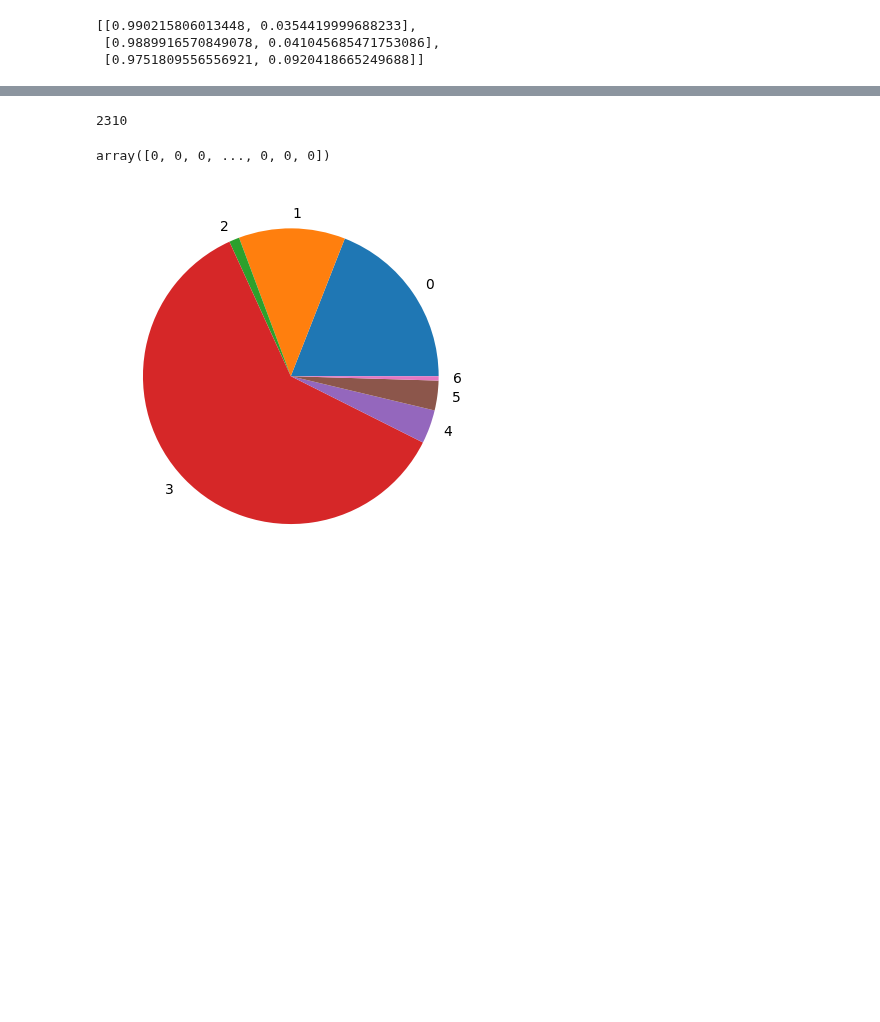
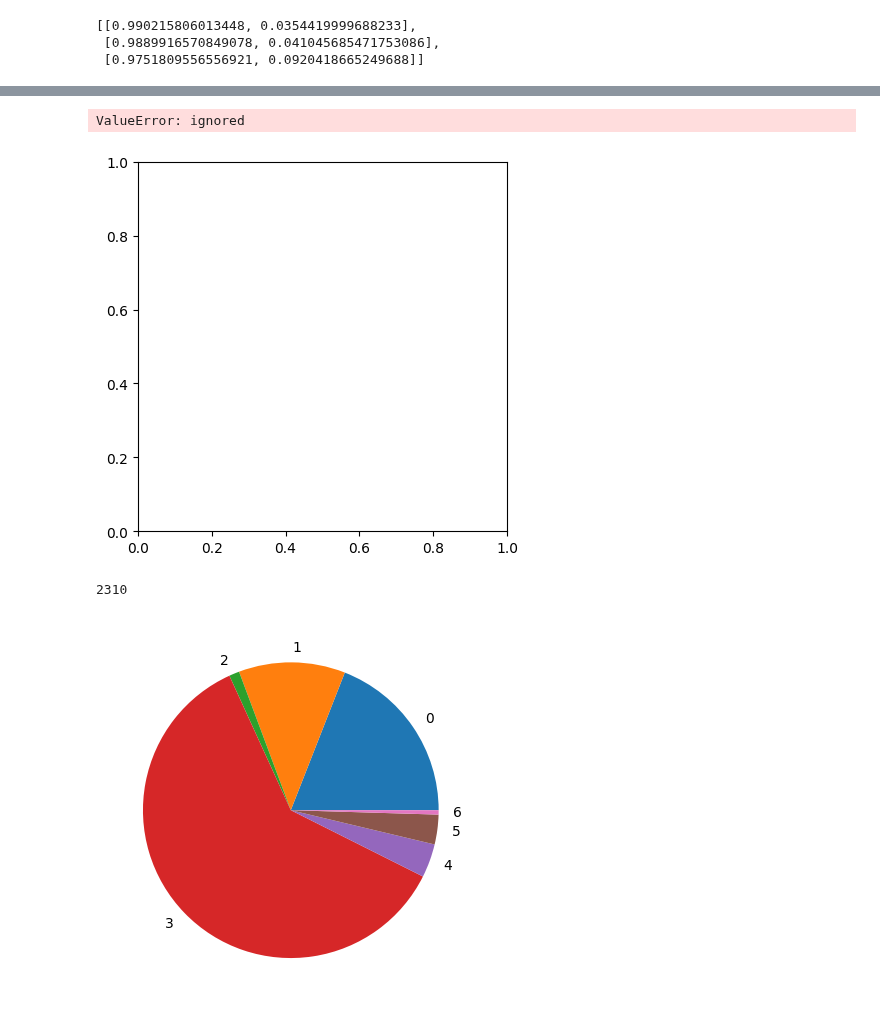
Before and after one commit to allansdefreitas/unsupervised-learning, a Jupyter notebook: questao_1.ipynb, the cells around one changed output, grey strips where cells are left out. Drawn from its saved outputs; the diff is of its cells as text; code cells hidden in the pictures; blank space fills up the shorter version.

```diff
--- a/questao_1.ipynb
+++ b/questao_1.ipynb
@@ -562,11 +677,12 @@ array([ 440,  269,   26, 1404,   85,   75,   11])
+# %%
+pie_plot_crisp_partition(crisp_partitions[0], labels=labels_clusters_names)
+# %% [output]
+ValueError: ignored
+[figure, added]
 # %%
 np.sum(c)
 # %% [output]
 2310
-# %%
-np.zeros((2000), int)
-# %% [output]
-array([0, 0, 0, ..., 0, 0, 0])
 # %%
 import matplotlib.pyplot as plt
 labels = '0', '1', '2', '3', '4', '5', '6'
```
Also changed, not shown: parts of 28 cells of this notebook.
